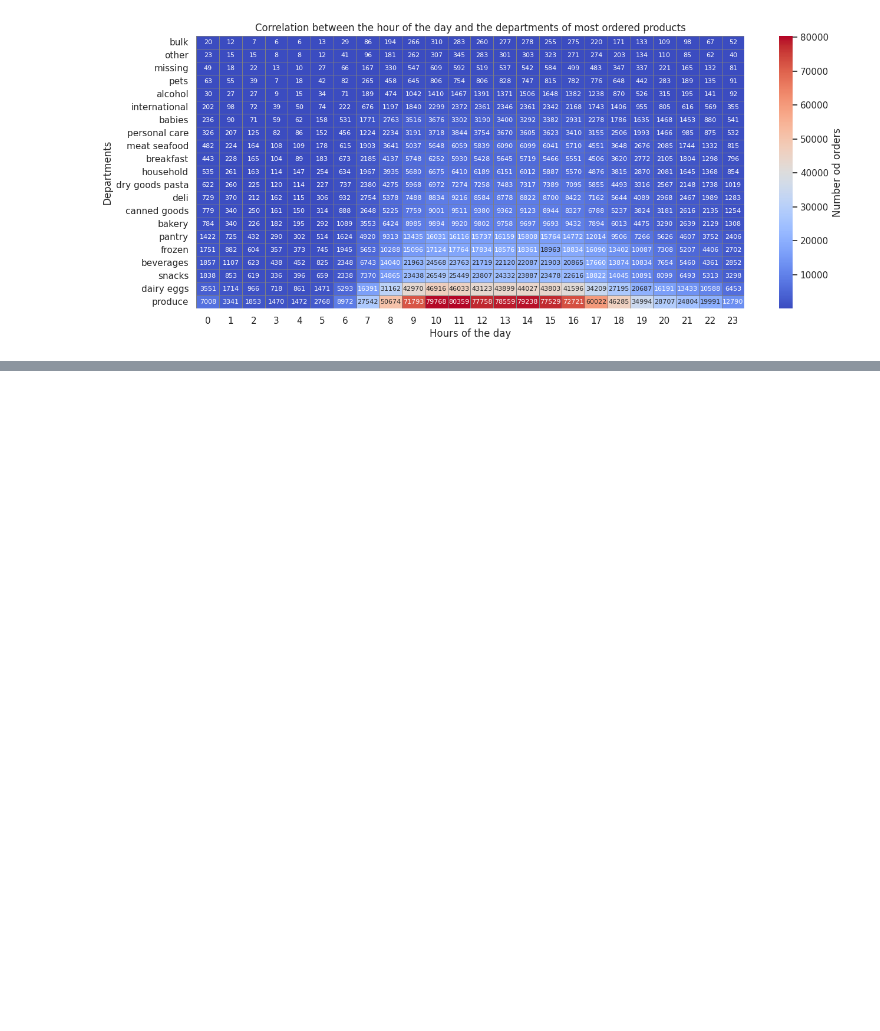
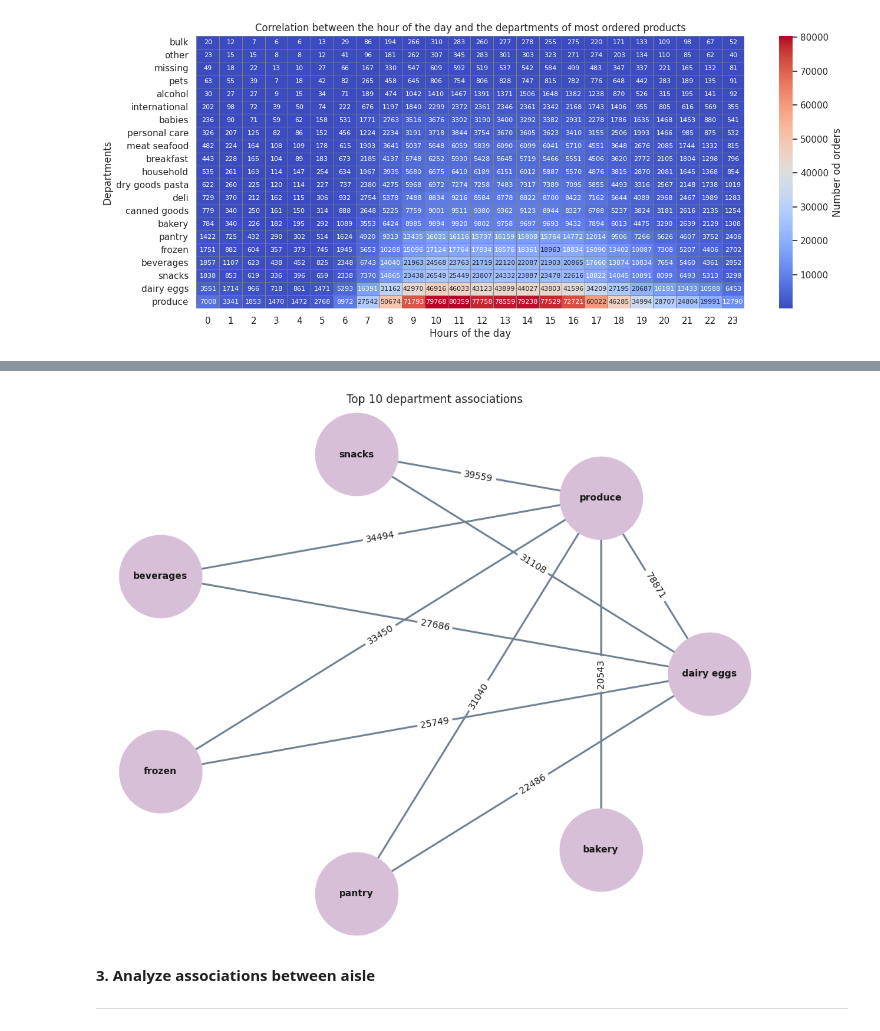
Before and after one commit to LisaRXN/bigdata_python, a Jupyter notebook: Bigdata_project.ipynb, the cells around one changed output, grey strips where cells are left out. Drawn from its saved outputs; the diff is of its cells as text; code cells hidden in the pictures; blank space fills up the shorter version.

```diff
--- a/Bigdata_project.ipynb
+++ b/Bigdata_project.ipynb
@@ -472,0 +487,4 @@ plt.show()
+# %%
+# Échantillonner
+orders = orders.sample(frac=0.2, random_state=42)
+order_products = order_products.sample(frac=0.2, random_state=42)
@@ -472,0 +531,18 @@ plt.show()
+# %%
+orders_products = orders.merge(order_products, on='order_id', how='left').merge(products, on='product_id', how='left').merge(departments, on='department_id', how='left')
+
+orders_products_group = orders_products.groupby('order_id')['department'].apply(list).reset_index()
+
+# Chercher les associations entre départements
+departments_pairing = []
+for group in orders_products_group['department']:
+    # Trier et créer des paires uniques (éviter doublons)
+    departments_pairing.extend(combinations(sorted(set(group)), 2))
+
+# Compter les combinaisons de départements
+pair_counts = Counter(departments_pairing)
+
+# Afficher les associations de départements les plus fréquentes
+print("Associations de départements les plus fréquentes :")
+for pair, count in pair_counts.most_common(10):
+    print(f"{pair}: {count} fois")
@@ -472,0 +561,27 @@ plt.show()
+# %%
+# Garder les 10 paires les plus fréquentes de pair_counts
+top_10_pairs = dict(pair_counts.most_common(10))
+
+
+# Créer le graphe
+G = nx.Graph()
+
+for pair, count in top_10_pairs.items():
+    G.add_edge(pair[0], pair[1], weight=count)
+
+plt.figure(figsize=(10, 8))
+pos = nx.circular_layout(G)
+nx.draw(G, pos, with_labels=True, node_size=8000, node_color='thistle', font_size=10, font_weight='bold', edge_color='slategray', width=2)
+
+# labels
+labels = nx.get_edge_attributes(G, 'weight')
+nx.draw_networkx_edge_labels(G, pos, edge_labels=labels)
+
+plt.title('Top 10 department associations')
+plt.show()
+# %% [output]
+[figure, added]
+# %% [markdown]
+**3. Analyze associations between aisle**
+
+---
```
Also changed, not shown: parts of 11 cells of this notebook.
